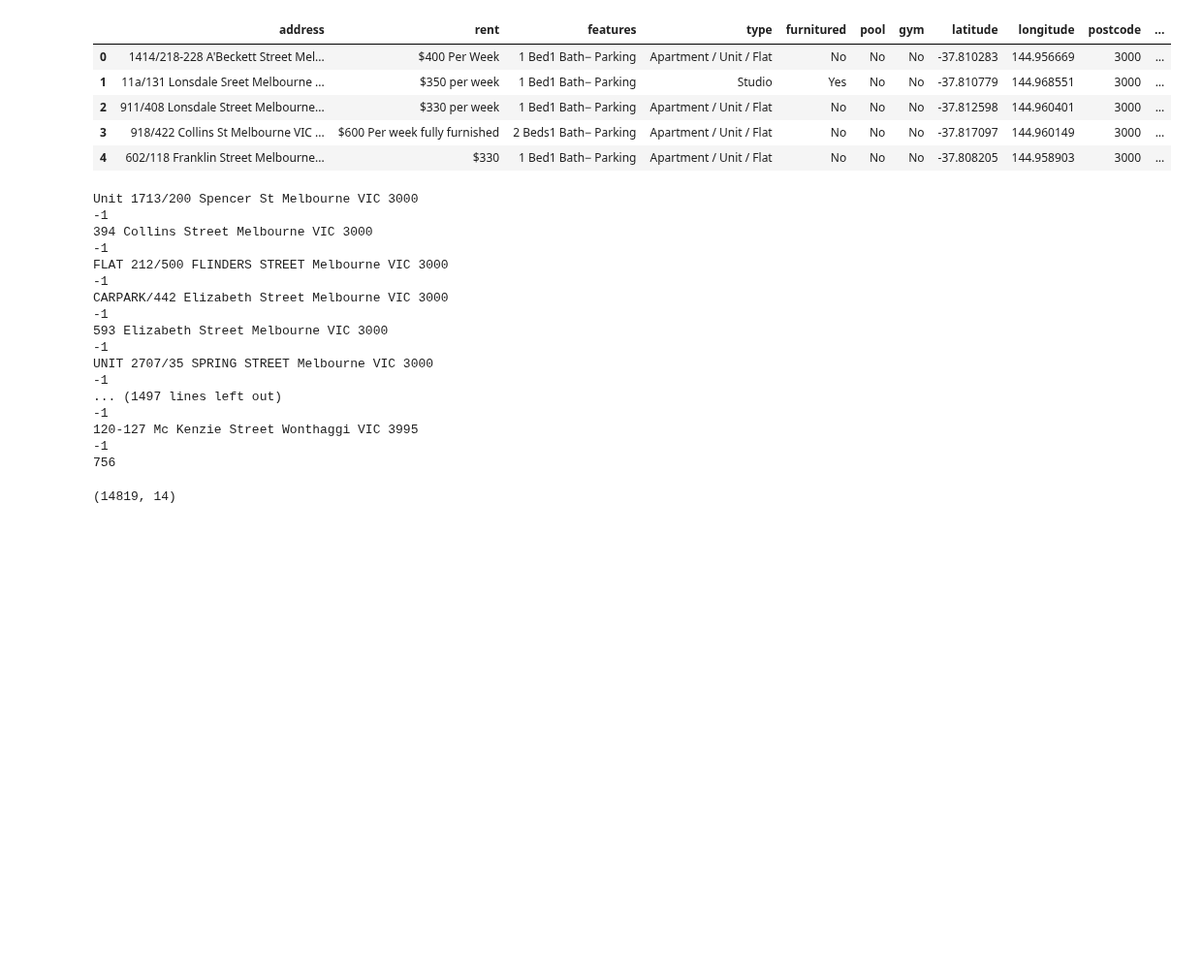
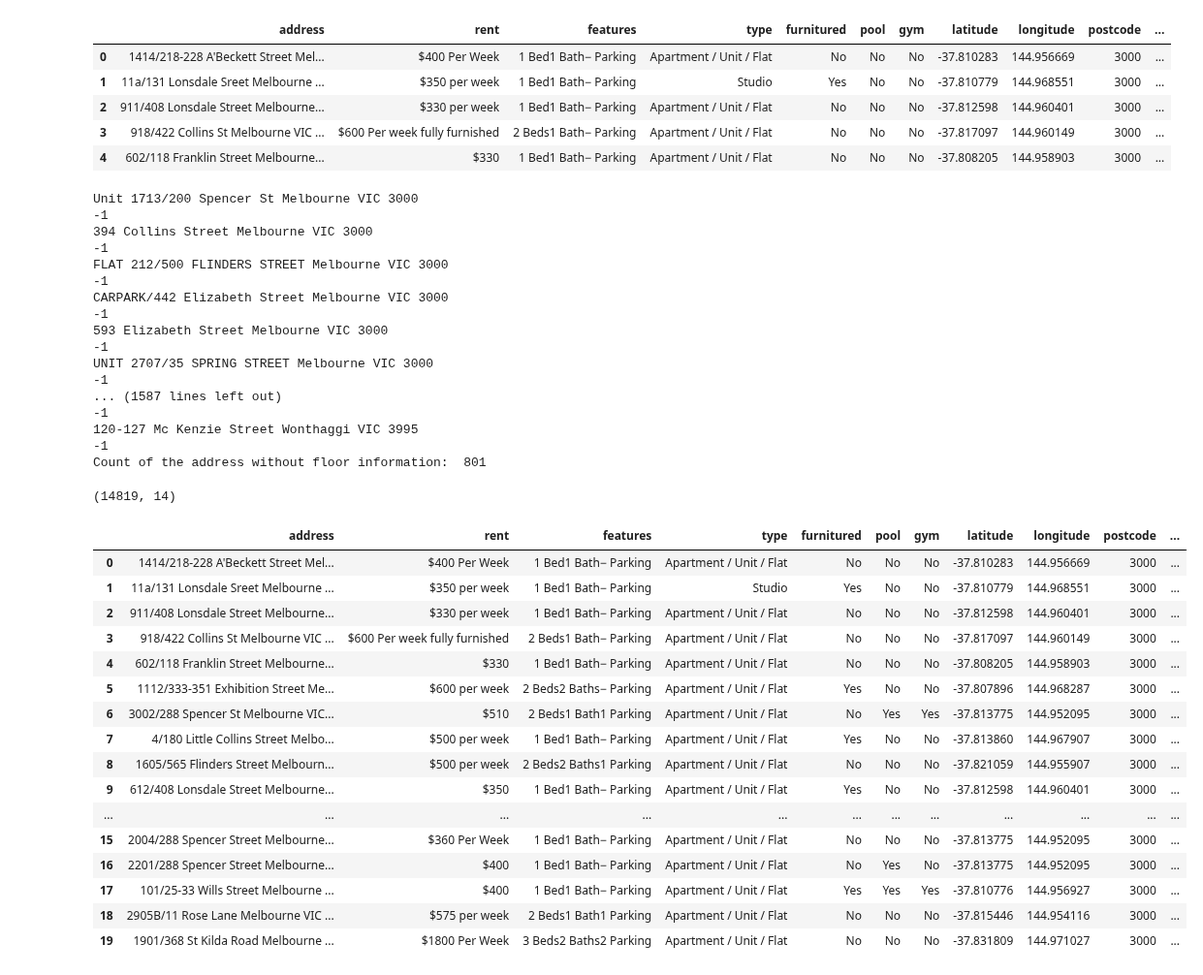
Before and after one commit to MAST30034-Applied-Data-Science/generic-real-estate-consulting-project-group-1-iron-data-man, a Jupyter notebook: notebooks/data_cleaning3_floor.ipynb, the cells around one changed output. Shown at 97% size. Drawn from its saved outputs; the diff is of its cells as text; code cells hidden in the pictures; blank space fills up the shorter version.

Commit message:
floor
floor

```diff
--- a/notebooks/Floor_Count.ipynb
+++ b/notebooks/data_cleaning3_floor.ipynb
@@ -2,13 +2,16 @@
 import pandas as pd
 import re
 # %%
-####initial number of the floor is -1
+#### initial number of the floor is -1
 floor = []
-new_property_df = pd.read_csv('../vs/cleaned_property_with_features.csv')
+### read the cleaned rental csv file
+new_property_df = pd.read_csv('../data/curated/cleaned_property_with_rent.csv')
 for i in range(len(new_property_df["address"])):
     floor.append('-1')
+### create the floor feature
 new_property_df["floor"] = floor
 new_property_df = new_property_df.copy()
+###check the new csv
 new_property_df.head()
 # %% [output]
 |  | address | rent | features | type | furnitured | pool | gym | latitude | longitude | postcode | ... |
@@ -92,25 +99,16 @@ for i in range(len(new_property_df["address"])):
                      new_property_df.loc[[i],['floor']]  = tmp_floor[:2]
 # %%
 count=0
-###test the results
+### test the results that has no floor information
 for i in range(len(new_property_df["address"])):
     location = new_property_df["address"][i].split('/')[0]
-
-    #if 'G' in location:
-     # pass
-    #else:
-     #   print(location)
-      #  count+=1
-    #if re.findall('G',location):
-    #print(re.search('[A-Za-z](\\d+)',new_property_df["address"][i]))
     if new_property_df["floor"][i] == '-1':
 
         print(new_property_df["address"][i])
         print(new_property_df["floor"][i])
         count+=1
-
-
-print(count)
+print("Count of the address without floor information: ", count)
+### check the shape of the cleaned dataframe
 new_property_df.shape
 # %% [output]
 Unit 1713/200 Spencer St Melbourne VIC 3000
@@ -125,9 +123,30 @@ CARPARK/442 Elizabeth Street Melbourne VIC 3000
 -1
 UNIT 2707/35 SPRING STREET Melbourne VIC 3000
 -1
-... (1497 lines left out)
+... (1587 lines left out)
 -1
 120-127 Mc Kenzie Street Wonthaggi VIC 3995
 -1
-756
+Count of the address without floor information:  801
 (14819, 14)
+# %%
+### check the cleaned dataframe
+new_property_df.head(20)
+# %% [output]
+|  | address | rent | features | type | furnitured | pool | gym | latitude | longitude | postcode | ... |
+| 0 | 1414/218-228 A'Beckett Street Mel... | $400 Per Week | 1 Bed1 Bath− Parking | Apartment / Unit / Flat | No | No | No | -37.810283 | 144.956669 | 3000 | ... |
+| 1 | 11a/131 Lonsdale Sreet Melbourne ... | $350 per week | 1 Bed1 Bath− Parking | Studio | Yes | No | No | -37.810779 | 144.968551 | 3000 | ... |
+| 2 | 911/408 Lonsdale Street Melbourne... | $330 per week | 1 Bed1 Bath− Parking | Apartment / Unit / Flat | No | No | No | -37.812598 | 144.960401 | 3000 | ... |
+| 3 | 918/422 Collins St Melbourne VIC ... | $600 Per week fully furnished | 2 Beds1 Bath− Parking | Apartment / Unit / Flat | No | No | No | -37.817097 | 144.960149 | 3000 | ... |
+| 4 | 602/118 Franklin Street Melbourne... | $330 | 1 Bed1 Bath− Parking | Apartment / Unit / Flat | No | No | No | -37.808205 | 144.958903 | 3000 | ... |
+| 5 | 1112/333-351 Exhibition Street Me... | $600 per week | 2 Beds2 Baths− Parking | Apartment / Unit / Flat | Yes | No | No | -37.807896 | 144.968287 | 3000 | ... |
+| 6 | 3002/288 Spencer St Melbourne VIC... | $510 | 2 Beds1 Bath1 Parking | Apartment / Unit / Flat | No | Yes | Yes | -37.813775 | 144.952095 | 3000 | ... |
+| 7 | 4/180 Little Collins Street Melbo... | $500 per week | 1 Bed1 Bath− Parking | Apartment / Unit / Flat | Yes | No | No | -37.813860 | 144.967907 | 3000 | ... |
+| 8 | 1605/565 Flinders Street Melbourn... | $500 per week | 2 Beds2 Baths1 Parking | Apartment / Unit / Flat | No | No | No | -37.821059 | 144.955907 | 3000 | ... |
+| 9 | 612/408 Lonsdale Street Melbourne... | $350 | 1 Bed1 Bath− Parking | Apartment / Unit / Flat | Yes | No | No | -37.812598 | 144.960401 | 3000 | ... |
+| ... | ... | ... | ... | ... | ... | ... | ... | ... | ... | ... | ... |
+| 15 | 2004/288 Spencer Street Melbourne... | $360 Per Week | 1 Bed1 Bath− Parking | Apartment / Unit / Flat | No | No | No | -37.813775 | 144.952095 | 3000 | ... |
+| 16 | 2201/288 Spencer Street Melbourne... | $400 | 1 Bed1 Bath− Parking | Apartment / Unit / Flat | No | Yes | No | -37.813775 | 144.952095 | 3000 | ... |
+| 17 | 101/25-33 Wills Street Melbourne ... | $400 | 1 Bed1 Bath− Parking | Apartment / Unit / Flat | Yes | Yes | Yes | -37.810776 | 144.956927 | 3000 | ... |
+| 18 | 2905B/11 Rose Lane Melbourne VIC ... | $575 per week | 2 Beds1 Bath1 Parking | Apartment / Unit / Flat | No | No | No | -37.815446 | 144.954116 | 3000 | ... |
+| 19 | 1901/368 St Kilda Road Melbourne ... | $1800 Per Week | 3 Beds2 Baths2 Parking | Apartment / Unit / Flat | No | No | No | -37.831809 | 144.971027 | 3000 | ... |
```
Also changed, not shown: parts of 2 cells of this notebook.
